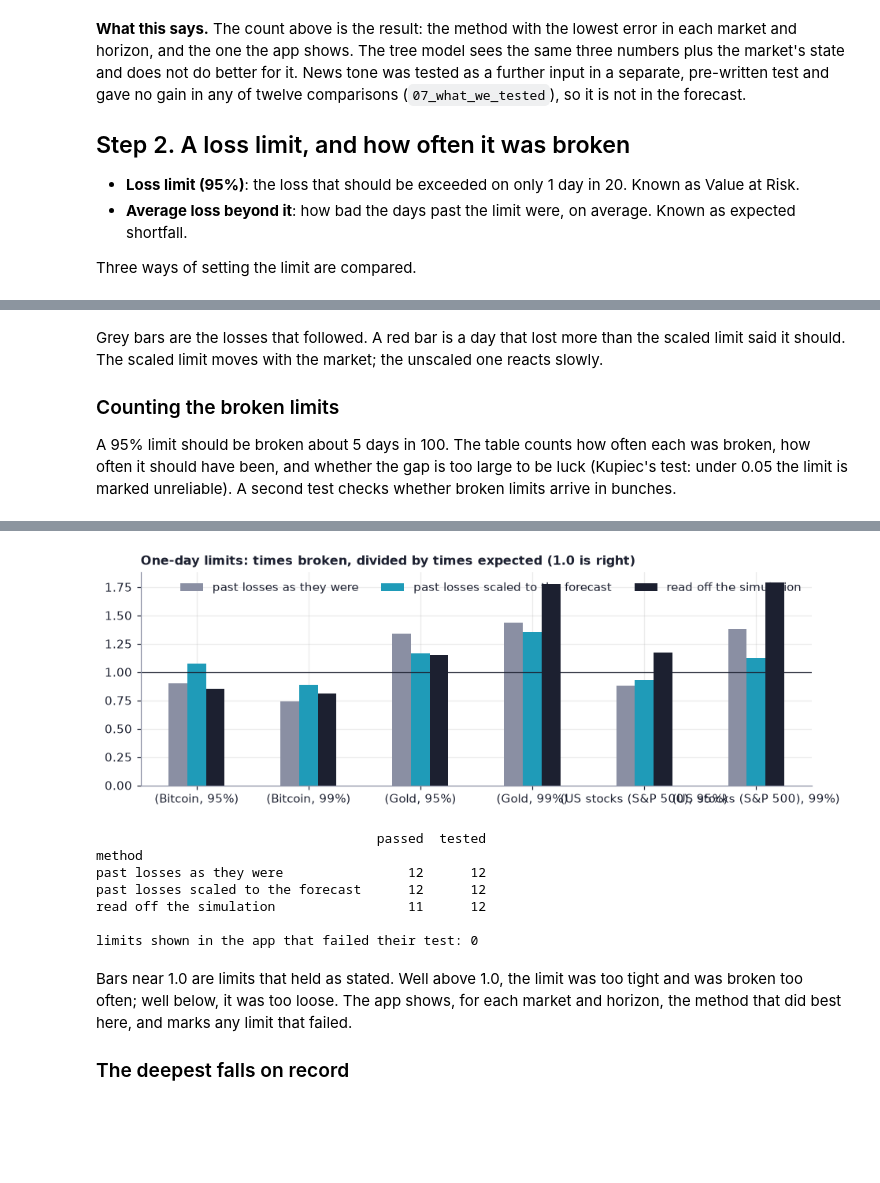
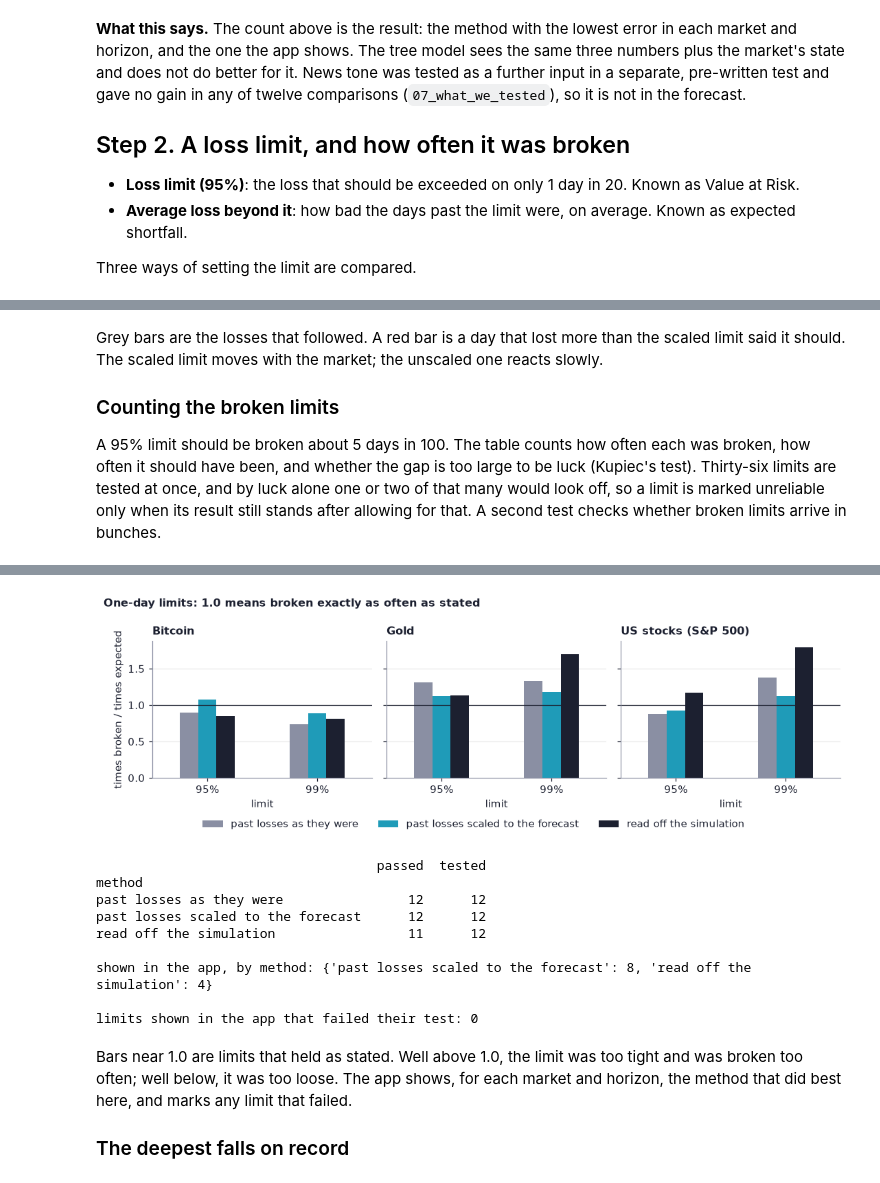
Before and after one commit to LouSens/RADAR, a Jupyter notebook: notebooks/03_swings_and_loss.ipynb, the cells around one changed output, grey strips where cells are left out. Saved outputs shown, nothing was run; the diff lists cells and outputs as text; code cells hidden in the pictures; blank space fills up the shorter version.

```diff
--- a/notebooks/03_swings_and_loss.ipynb
+++ b/notebooks/03_swings_and_loss.ipynb
@@ -225,8 +227,10 @@ reacts slowly.
 
 A 95% limit should be broken about 5 days in 100. The table counts how often each was
 broken, how often it should have been, and whether the gap is too large to be luck
-(Kupiec's test: under 0.05 the limit is marked unreliable). A second test checks
-whether broken limits arrive in bunches.
+(Kupiec's test). Thirty-six limits are tested at once, and by luck alone one or two
+of that many would look off, so a limit is marked unreliable only when its result
+still stands after allowing for that. A second test checks whether broken limits
+arrive in bunches.
 # %%
 rows = []
 for symbol, name in MARKETS.items():
@@ -268,23 +272,34 @@ limits
 |  |  | 99% | past losses as they were | 389 | 7 | 3.90 | 0.15 | 0.11 | True | ... |
 |  |  |  | past losses scaled to the forecast | 389 | 5 | 3.90 | 0.59 | 0.72 | True | ... |
 |  |  |  | read off the simulation | 389 | 7 | 3.90 | 0.15 | 0.11 | True | ... |
-# %%
-ratio = (
-    limits.assign(ratio=limits["broken"] / limits["expected"])
-    .xs(1, level="days ahead")["ratio"]
-    .unstack("method")
-)
-ax = ratio.plot.bar(rot=0, color=[MUTED, ACCENT, INK], figsize=(10, 3.2))
-ax.axhline(1.0, color=INK, lw=0.8)
-ax.set(title="One-day limits: times broken, divided by times expected (1.0 is right)", xlabel="")
-ax.legend(ncol=3);
-# %% [output]
-[figure, removed]
+# %%
+ratio = (
+    limits.assign(ratio=limits["broken"] / limits["expected"])
+    .xs(1, level="days ahead")["ratio"]
+    .unstack("method")
+)
+# One panel a market, so no label has to share a line with another.
+fig, axes = plt.subplots(1, len(MARKETS), figsize=(10, 3), sharey=True)
+for ax, name in zip(axes, MARKETS.values()):
+    part = ratio.loc[name]
+    part.plot.bar(ax=ax, rot=0, color=[MUTED, ACCENT, INK], legend=False)
+    ax.axhline(1.0, color=INK, lw=0.8)
+    ax.set(title=name, xlabel="limit")
+    ax.grid(axis="x", visible=False)
+axes[0].set(ylabel="times broken / times expected")
+fig.legend(*axes[0].get_legend_handles_labels(), loc="lower center", ncol=3, bbox_to_anchor=(0.5, -0.08))
+fig.suptitle("One-day limits: 1.0 means broken exactly as often as stated", x=0.01, ha="left", fontweight="bold", fontsize=10.5)
+fig.tight_layout()
+# %% [output]
+[figure, added]
 # %%
 # The claim in the summary, checked: how many limits passed, by method.
 passed = limits.groupby(level="method")["reliable"].agg(["sum", "count"])
 passed.columns = ["passed", "tested"]
 print(passed.to_string())
+chosen = limits[limits["shown in the app"]].reset_index()["method"].value_counts()
+print()
+print("shown in the app, by method:", chosen.to_dict())
 failed = limits[limits["shown in the app"] & ~limits["reliable"]]
 print(f"\nlimits shown in the app that failed their test: {len(failed)}")
 if len(failed):
@@ -296,6 +311,8 @@ past losses as they were                12      12
 past losses scaled to the forecast      12      12
 read off the simulation                 11      12
 
+shown in the app, by method: {'past losses scaled to the forecast': 8, 'read off the simulation': 4}
+
 limits shown in the app that failed their test: 0
 # %% [markdown]
 Bars near 1.0 are limits that held as stated. Well above 1.0, the limit was too tight
```
Also changed, not shown: parts of 8 cells of this notebook, 11 other files.
